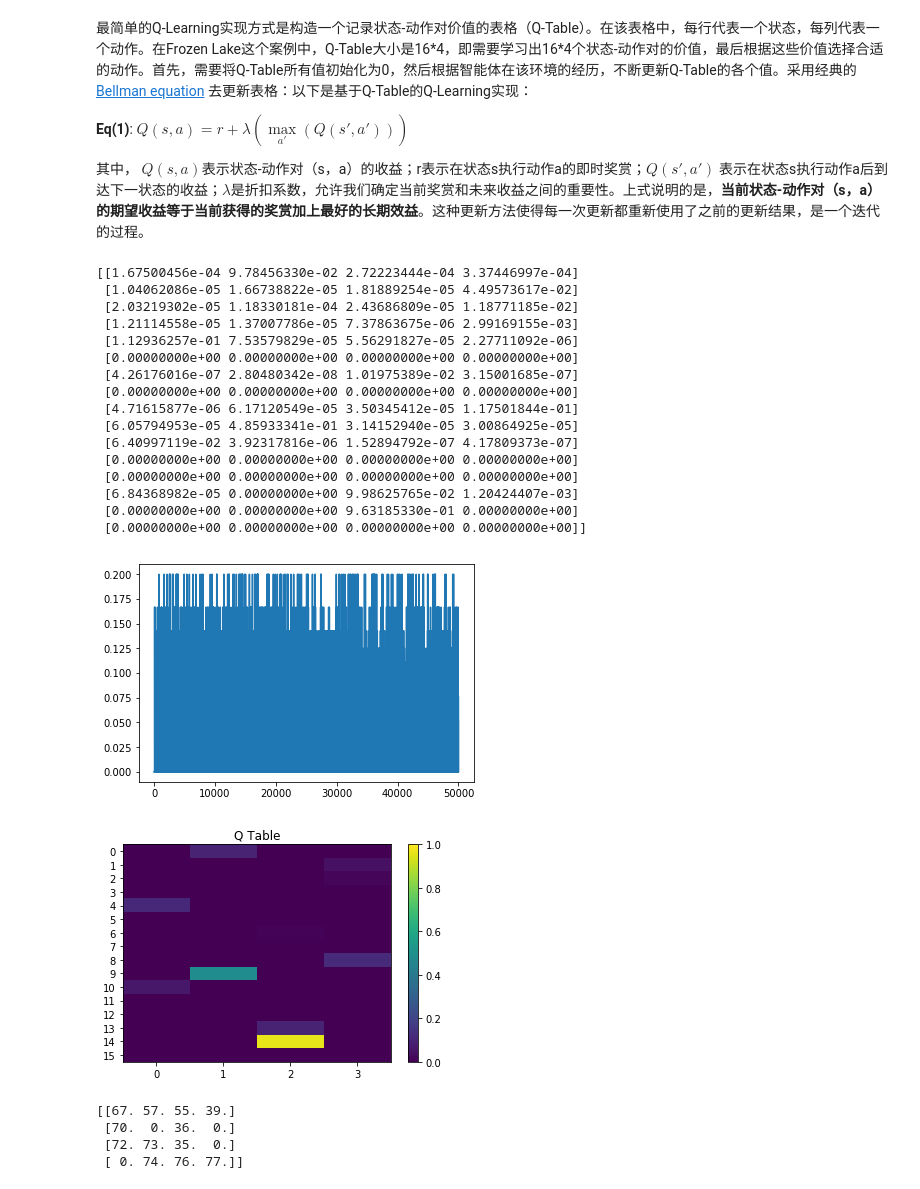
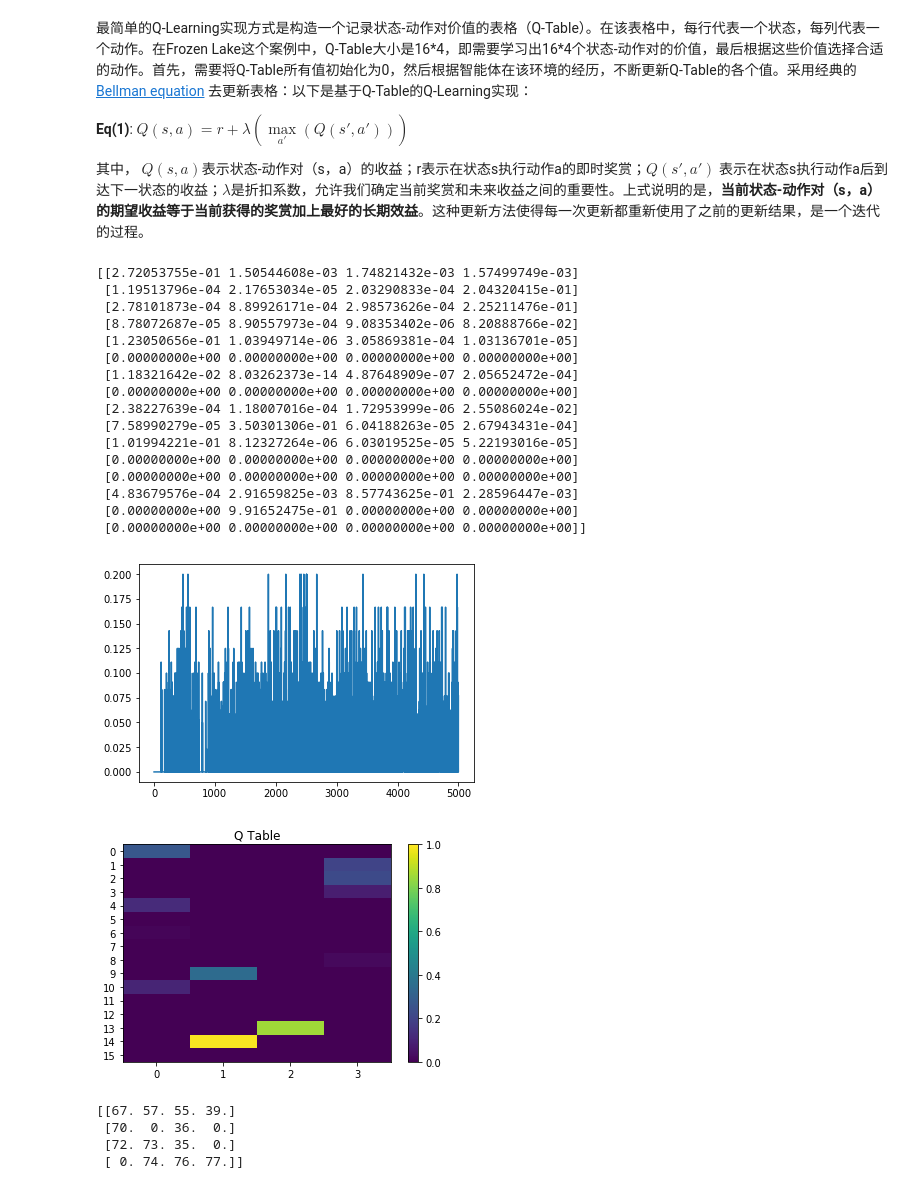
Before and after one commit to Wangjw6/research, a Jupyter notebook: ML/Others/Reinforcement Learning.ipynb, the cells around one changed output. Drawn from its saved outputs; the diff is of its cells as text; code cells hidden in the pictures.

```diff
--- a/ML/Others/Reinforcement Learning.ipynb
+++ b/ML/Others/Reinforcement Learning.ipynb
@@ -43,8 +43,9 @@ Qt = np.zeros([env.observation_space.n,env.action_space.n])
 
 lr = 0.9
 lam = 0.95
-num_episodes = 50000
+num_episodes = 5000
 rAlllist=[]
+rewardset=[]
 for i in range(num_episodes):
     s = env.reset()
     j = 0
@@ -55,47 +56,50 @@ for i in range(num_episodes):
         # action[0:Left ## 1:Down ## 2:Right ## 3:Up]
         if i<48000:
             a = np.argmax(Qt[s,:] + np.random.randn(1,env.action_space.n)*(1./(i+1)))
         else:
             a = np.argmax(Qt[s,:])
         s_next, r, d,_ = env.step(a)
         Qt[s,a] = Qt[s,a] + lr*(r+lam*np.max(Qt[s_next,:])-Qt[s,a])
         s = s_next
         rAll+=r
         if d==True:
             break
         j+=1
     rAlllist.append(rAll/j)
-
+    if r==1:
+        rewardset.append(1)
+    else:
+        rewardset.append(0)
 print(Qt)
 plt.figure(1)
 plt.plot(rAlllist)
 plt.figure(2)
 plt.title('Q Table')
 plt.xticks(np.arange(0,env.action_space.n,1.0))
 plt.yticks(np.arange(0,env.observation_space.n,1.0))
 plt.imshow(Qt, interpolation='none',aspect='auto')
 plt.colorbar()
 plt.clim(0,1)
 plt.show()
 # %% [output]
-[[1.67500456e-04 9.78456330e-02 2.72223444e-04 3.37446997e-04]
- [1.04062086e-05 1.66738822e-05 1.81889254e-05 4.49573617e-02]
- [2.03219302e-05 1.18330181e-04 2.43686809e-05 1.18771185e-02]
- [1.21114558e-05 1.37007786e-05 7.37863675e-06 2.99169155e-03]
- [1.12936257e-01 7.53579829e-05 5.56291827e-05 2.27711092e-06]
+[[2.72053755e-01 1.50544608e-03 1.74821432e-03 1.57499749e-03]
+ [1.19513796e-04 2.17653034e-05 2.03290833e-04 2.04320415e-01]
+ [2.78101873e-04 8.89926171e-04 2.98573626e-04 2.25211476e-01]
+ [8.78072687e-05 8.90557973e-04 9.08353402e-06 8.20888766e-02]
+ [1.23050656e-01 1.03949714e-06 3.05869381e-04 1.03136701e-05]
  [0.00000000e+00 0.00000000e+00 0.00000000e+00 0.00000000e+00]
- [4.26176016e-07 2.80480342e-08 1.01975389e-02 3.15001685e-07]
+ [1.18321642e-02 8.03262373e-14 4.87648909e-07 2.05652472e-04]
  [0.00000000e+00 0.00000000e+00 0.00000000e+00 0.00000000e+00]
- [4.71615877e-06 6.17120549e-05 3.50345412e-05 1.17501844e-01]
- [6.05794953e-05 4.85933341e-01 3.14152940e-05 3.00864925e-05]
- [6.40997119e-02 3.92317816e-06 1.52894792e-07 4.17809373e-07]
+ [2.38227639e-04 1.18007016e-04 1.72953999e-06 2.55086024e-02]
+ [7.58990279e-05 3.50301306e-01 6.04188263e-05 2.67943431e-04]
+ [1.01994221e-01 8.12327264e-06 6.03019525e-05 5.22193016e-05]
  [0.00000000e+00 0.00000000e+00 0.00000000e+00 0.00000000e+00]
  [0.00000000e+00 0.00000000e+00 0.00000000e+00 0.00000000e+00]
- [6.84368982e-05 0.00000000e+00 9.98625765e-02 1.20424407e-03]
- [0.00000000e+00 0.00000000e+00 9.63185330e-01 0.00000000e+00]
+ [4.83679576e-04 2.91659825e-03 8.57743625e-01 2.28596447e-03]
+ [0.00000000e+00 9.91652475e-01 0.00000000e+00 0.00000000e+00]
  [0.00000000e+00 0.00000000e+00 0.00000000e+00 0.00000000e+00]]
-[figure, old version]
+[figure, new version]
-[figure, old version]
+[figure, new version]
 # %%
 %matplotlib qt5
 s = env.reset()
```
Also changed, not shown: parts of 23 cells of this notebook.
